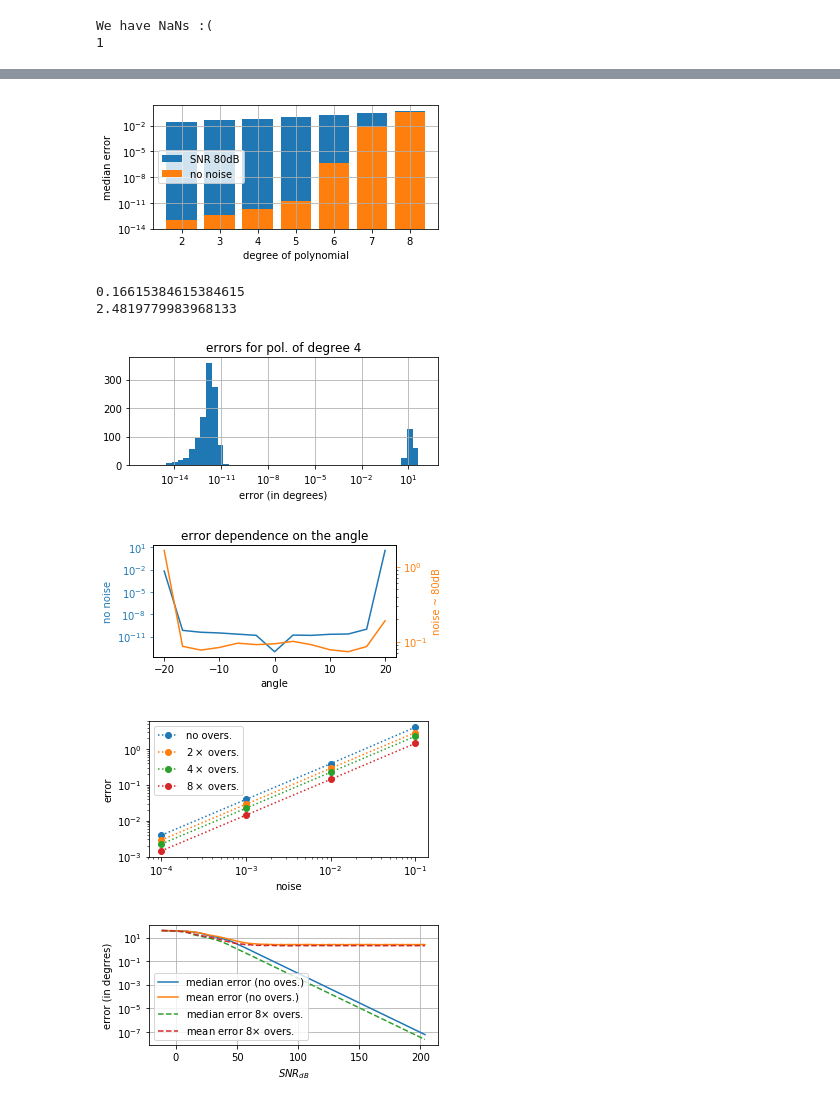
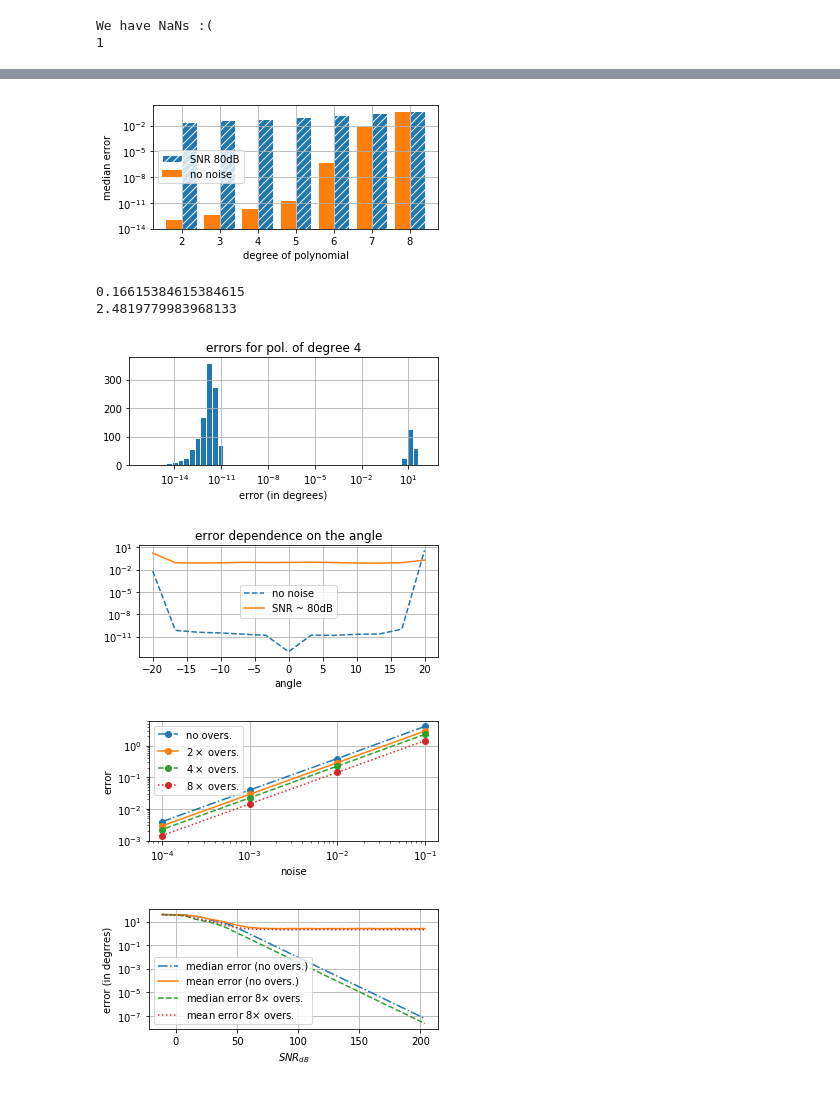
Before and after one commit to LCAV/surface-reconstruction, a Jupyter notebook: experiments-results.ipynb, the cells around one changed output, grey strips where cells are left out. Saved outputs shown, nothing was run; the diff lists cells and outputs as text; code cells hidden in the pictures.

Commit message:
change plots to color blind friendly

```diff
--- a/experiments-results.ipynb
+++ b/experiments-results.ipynb
@@ -82,9 +84,11 @@ fig.savefig('degree.pdf')
 # %%
-fig = plt.figure()
-plt.yscale('log')
-plt.bar(list(range(2,max_degree-1)), np.median(all_errors[3,3:max_degree,:],1), bottom=1e-14)
-plt.bar(list(range(2,max_degree-1)), np.median(all_errors[0,3:max_degree,:],1), bottom=1e-14)
-# ax.set_yscale('log')
+fig, ax = plt.subplots()
+ax.set_yscale('log')
+ind = np.arange(2,max_degree-1)
+width = 0.4
+rects1 = ax.bar(ind+(width/2), np.median(all_errors[3,3:max_degree,:],1), width, bottom=1e-14, color="C0", edgecolor='w', hatch="///")
+rects2 = ax.bar(ind-(width/2), np.median(all_errors[0,3:max_degree,:],1), width, bottom=1e-14, color="C1")
+# plt.bar(list(range(2,max_degree-1)), np.median(all_errors[0,3:max_degree,:],1), bottom=1e-14)
 plt.xlabel("degree of polynomial")
 plt.ylabel("median error")
 plt.legend(["SNR 80dB", "no noise"], loc=6)
@@ -93,10 +97,10 @@ plt.tight_layout()
 plt.show()
 fig.savefig('degree_bar.pdf')
 # %% [output]
-[figure, old version]
+[figure, new version]
 # %%
 fig = plt.figure()
-plt.hist(all_errors[0,5,:],  bins=np.logspace(-16, 2, 50))
+plt.hist(all_errors[0,5,:],  bins=np.logspace(-16, 2, 50), edgecolor='w')
 print(np.count_nonzero(all_errors[0,5,:] > 1e-10)/len(all_errors[0,5,:]))
 print(np.mean(all_errors[0,5,:]))
 # plt.yscale('log', nonposy='clip')
@@ -110,33 +114,31 @@ fig.savefig('two_modes.pdf')
 # %% [output]
 0.16615384615384615
 2.4819779983968133
-[figure, old version]
+[figure, new version]
 # %%
 a = np.linspace(-20,20, 13)
 
 fig2, ax2 = plt.subplots()
 angle_err = all_errors[0,3:10,:]
-angle_err = np.median(angle_err.reshape((700, 13)),0)
-ax2.semilogy(a, angle_err, 'C0-')
+angle_err_med = np.median(angle_err.reshape((700, 13)),0)
+ax2.semilogy(a, angle_err_med, 'C0--', label="no noise")
 ax2.set_xlabel('angle')
-ax2.set_ylabel('no noise', color='C0')
-ax2.tick_params('y', colors='C0')
 plt.title("error dependence on the angle")
 
-ax3 = ax2.twinx()
+# ax3 = ax2.twinx()
+ax3 = ax2
 angle_err = all_errors[3,3:10,:]
-angle_err = np.median(angle_err.reshape((700, 13)),0)
-ax3.semilogy(a, angle_err, 'C1-')
-ax3.set_ylabel('noise ~ 80dB', color='C1')
-ax3.tick_params('y', colors='C1')
-# plt.grid()
+angle_err_med = np.median(angle_err.reshape((700, 13)),0)
+ax3.semilogy(a, angle_err_med, 'C1-', label='SNR ~ 80dB')
+ax2.grid()
+plt.legend()
 plt.tight_layout()
 fig2.savefig("angle.pdf")
 
 # plt.plot(a, np.abs(a))
 plt.show()
 # %% [output]
-[figure, old version]
+[figure, new version]
 # %%
 results = np.empty((2,4,5,5))
 all_errors = np.empty((4,5,5,100*13))
@@ -157,16 +159,20 @@ for (overs, idx) in zip([1,2,4,8], range(4)):
 # %%
 nse = 10.0**(-np.array(range(1,5)))
 fig = plt.figure()
 # plt.loglog(nse,results[0,:,1:,4].T, '--^')
-plt.loglog(nse,results[0,:,1:,4].T, ':o')
+styles = ['-.o','-o','--o',':o']
+for idx in range(4):
+    plt.loglog(nse, results[0,idx,1:,4].T, styles[idx])
 # plt.semilogy(range(4),results[1,:,3:5], '^')
 plt.xlabel("noise")
 plt.ylabel("error")
 plt.legend([r"no overs.",r"$2\times $ overs.",r"$4\times $ overs.", r"$8\times $ overs."], loc=2)
+plt.grid()
+plt.tight_layout()
 plt.show()
 fig.savefig('oversampling.pdf')
 # %% [output]
-[figure, old version]
+[figure, new version]
 # %%
 n_pow = np.concatenate([np.arange(-2.46,-1.05, 0.07037), np.linspace(-1, 9, 199)])
 n_len = len(n_pow)
@@ -196,15 +202,17 @@ snr = 10*(np.log(np.mean(all_power.flatten()))+2*n_pow)
 beg = 10
 fig = plt.figure()
 # plt.loglog(nse,results[0,:,1:,4].T, '--^')
-plt.semilogy(snr[beg:],results[:,0,beg:].T)
-plt.semilogy(snr[beg:],results[:,3,beg:].T, "--")
+plt.semilogy(snr[beg:],results[0,0,beg:].T, "-.")
+plt.semilogy(snr[beg:],results[1,0,beg:].T)
+plt.semilogy(snr[beg:],results[0,3,beg:].T, "--")
+plt.semilogy(snr[beg:],results[1,3,beg:].T, ":")
 # plt.semilogy(range(4),results[1,:,3:5], '^')
 plt.xlabel(r"$SNR_{dB}$")
 plt.ylabel("error (in degrres)")
-plt.legend([r"median error (no oves.)",r"mean error (no overs.)", r"median error 8$\times$ overs.",r"mean error 8$\times$ overs."], loc='best')
+plt.legend([r"median error (no overs.)",r"mean error (no overs.)", r"median error 8$\times$ overs.",r"mean error 8$\times$ overs."], loc='best')
 plt.grid()
 plt.tight_layout()
 plt.show()
 fig.savefig('snr2.pdf')
 # %% [output]
-[figure, old version]
+[figure, new version]
```
Also changed, not shown: parts of 1 cell of this notebook.
